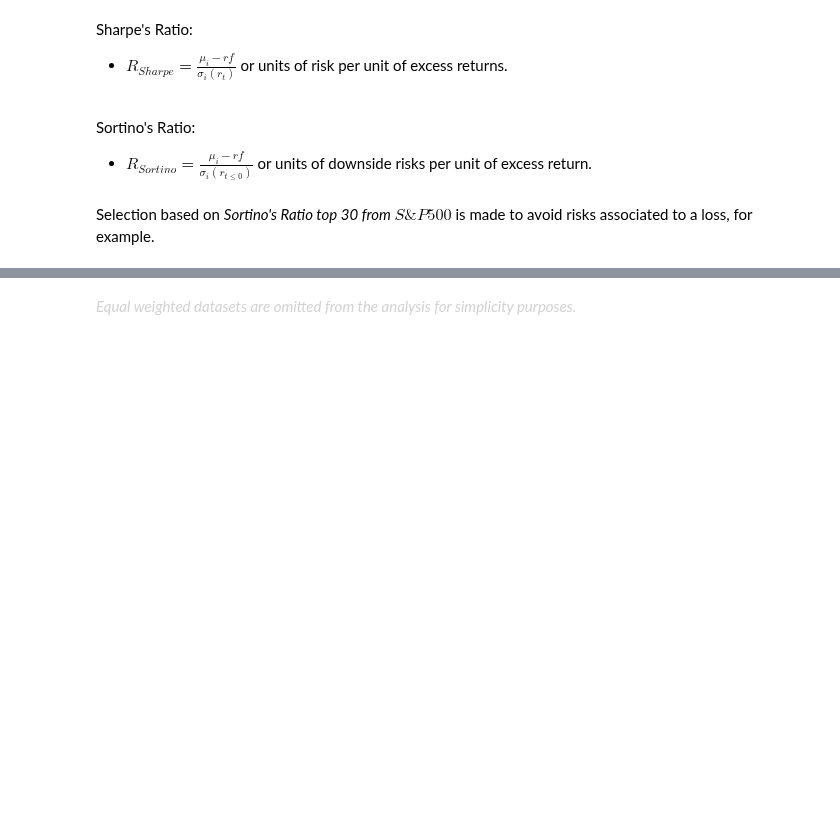
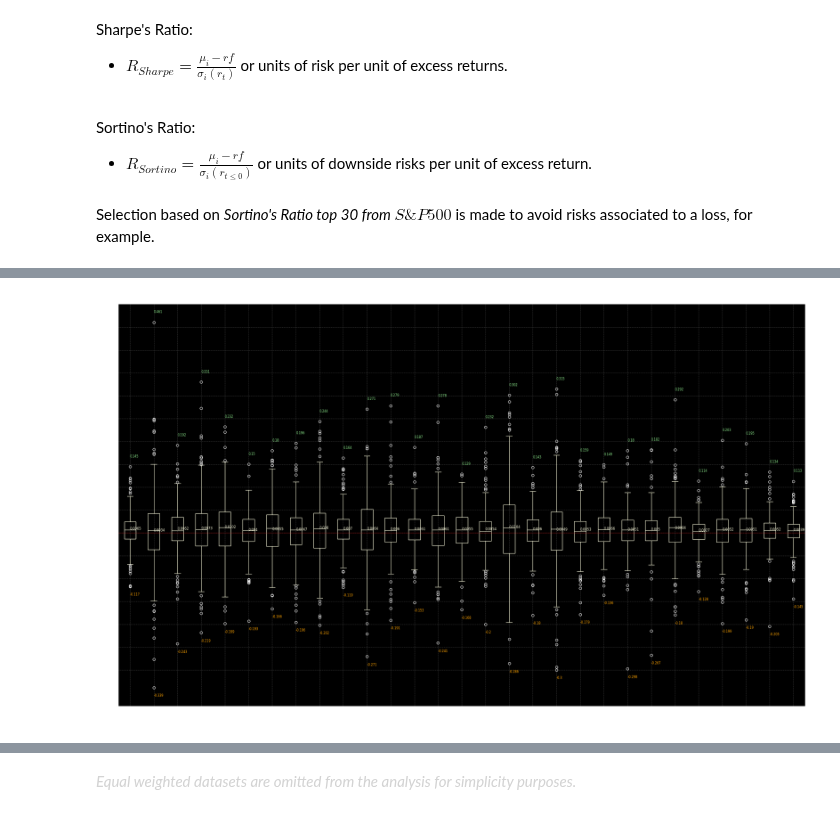
Before and after one commit to EMarquez7/Examen-de-Simulaci-n-2, a Jupyter notebook: Optimization.ipynb, the cells around one changed output, grey strips where cells are left out. Drawn from its saved outputs; the diff is of its cells as text; code cells hidden in the pictures; blank space fills up the shorter version.

```diff
--- a/Optimization.ipynb
+++ b/Optimization.ipynb
@@ -237,0 +239,6 @@ BestSP_PostCovid
+# %%
+describe = vs.Mo_stats(SP_Assets_r, Sortino30, "W", "S&P 500 Sortino Selection Returns Resampling on a " + str("Weekly") + " basis Stats from ",
+                    "2020-03-02", today, [.05, .25, .5, .75, .95], color="lightyellow")
+describe
+# %% [output]
+[figure, added]
```
Also changed, not shown: parts of 11 cells of this notebook, 2 other files.
